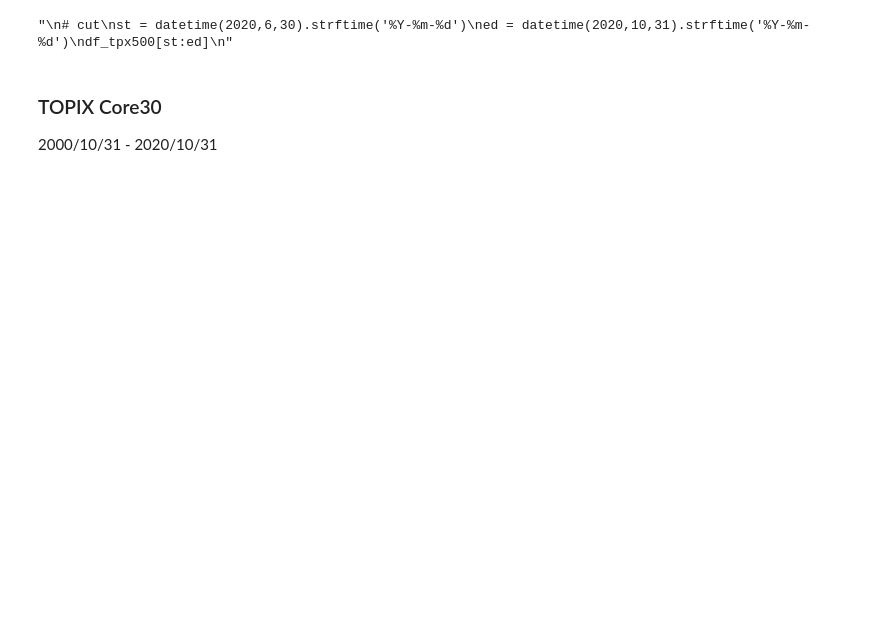
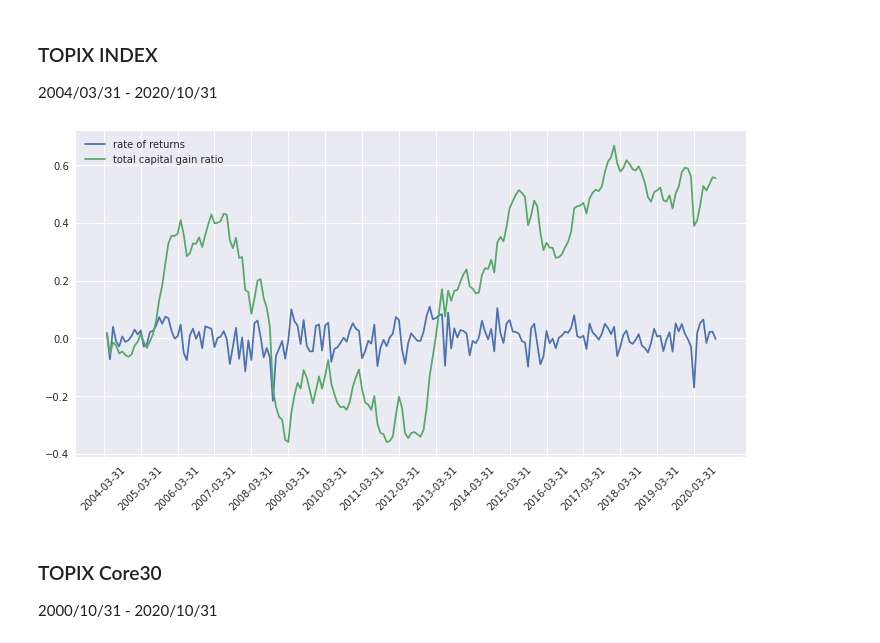
Before and after one commit to yumaloop/pyfe, a Jupyter notebook: notebook/evaluate_portfolio_model.ipynb, the cells around one changed output. Drawn from its saved outputs; the diff is of its cells as text; code cells hidden in the pictures; blank space fills up the shorter version.

Commit message:
add tpx index

```diff
--- a/notebook/evaluate_portfolio_model.ipynb
+++ b/notebook/evaluate_portfolio_model.ipynb
@@ -23,14 +29,27 @@ df_tpx30 = df_tpx30.set_index('Date')
 df_tpx500 = pd.read_csv("../data/tse_topix500_20001031-202010131.csv")
 df_tpx500 = df_tpx500.set_index('Date')
-# %%
-"""
-# cut
-st = datetime(2020,6,30).strftime('%Y-%m-%d')
-ed = datetime(2020,10,31).strftime('%Y-%m-%d')
-df_tpx500[st:ed]
-"""
-# %% [output]
-"\n# cut\nst = datetime(2020,6,30).strftime('%Y-%m-%d')\ned = datetime(2020,10,31).strftime('%Y-%m-%d')\ndf_tpx500[st:ed]\n"
+# %% [markdown]
+### TOPIX INDEX
+
+2004/03/31 - 2020/10/31
+# %%
+# TOPIX Index
+df_tpx = pd.read_csv("../data/tse_topix_20040331-20201031.csv")
+df_tpx = df_tpx.set_index("Date")
+
+df = df_tpx
+df_retchg = df.pct_change()
+# %%
+plt.figure(figsize=(12,6))
+for idx, col in enumerate(df.columns):
+    plt.plot(df_retchg.index.values, df_retchg[col].values, label="rate of returns")
+    plt.plot(df_retchg.index.values, df_retchg[col].cumsum().values, label="total capital gain ratio")
+plt.legend(loc="upper left")
+plt.xticks([d for idx, d in enumerate(df.index) if idx % 12 == 0])
+plt.xticks(rotation=45)
+plt.show()
+# %% [output]
+[figure, added]
 # %% [markdown]
 ### TOPIX Core30
 
```
Also changed, not shown: parts of 18 cells of this notebook, 2 other files.
